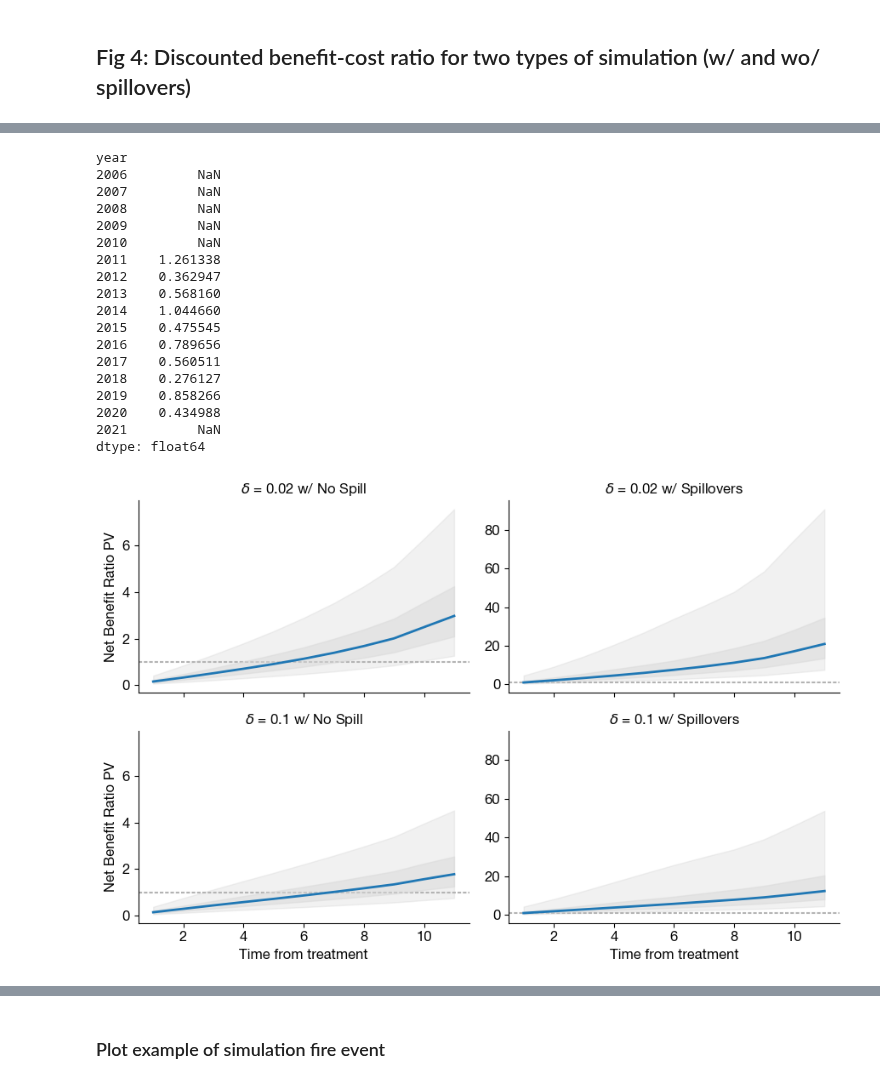
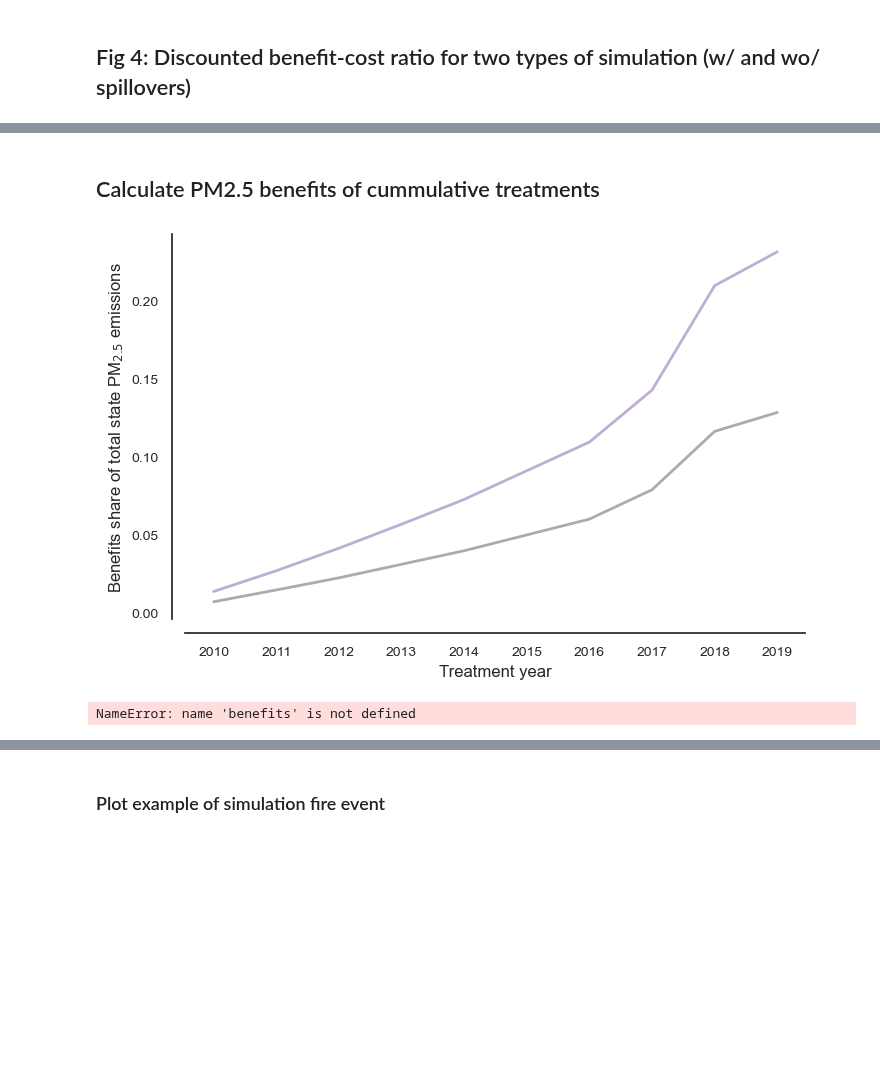
Before and after one commit to echolab-stanford/prescribed_fires, a Jupyter notebook: analysis/simulation_replication.ipynb, the cells around one changed output, grey strips where cells are left out. Saved outputs shown, nothing was run; the diff lists cells and outputs as text; code cells hidden in the pictures; blank space fills up the shorter version.

```diff
--- a/analysis/simulation_replication.ipynb
+++ b/analysis/simulation_replication.ipynb
@@ -683,23 +624,2 @@ dtype: float64
-# %%
-sims.groupby(["year"]).preds_sim_pm.mean() / smoke_linked.groupby(
-    ["year"]
-).sum_contrib.mean()
-# %% [output]
-year
-2006         NaN
-2007         NaN
-2008         NaN
-2009         NaN
-2010         NaN
-2011    1.261338
-2012    0.362947
-2013    0.568160
-2014    1.044660
-2015    0.475545
-2016    0.789656
-2017    0.560511
-2018    0.276127
-2019    0.858266
-2020    0.434988
-2021         NaN
-dtype: float64
+# %% [markdown]
+## Calculate PM2.5 benefits of cummulative treatments
@@ -706,3 +715,42 @@ dtype: float64
+# %%
+# Plot the total number of grids burned per year
+sns.set_theme(style="white")
+
+merged_df = pd.concat([spills_merged_df, nospills_merged_df])
+
+fig, ax = plt.subplots(figsize=(8, 5))
+
+sns.lineplot(
+    data=merged_df,
+    x="year_treat",
+    y="ratio",
+    hue="type_rx",
+    linewidth=2,
+    palette=["#ababab", "#beaed4"],
+    legend=False,
+    ax=ax,
+)
+
+
+# Add all years to the x-axis
+ax.set_xticks(np.arange(2010, 2020, 1))
+ax.set_xticklabels(np.arange(2010, 2020, 1), rotation=45)
+
+template_plots(
+    ax,
+    xlab="Treatment year",
+    ylab="Benefits share of total state PM$_{2.5}$ emissions",
+)
+
+# Save the plot as a PDF
+plt.savefig(
+    "../figs/benefits_share_pm_emissions.pdf",
+    bbox_inches="tight",
+    dpi=300,
+    transparent=True,
+)
+# %% [output]
+[figure, added]
 # %%
 # remove weird ratios
 benefits = benefits.dropna()
@@ -712,13 +760,13 @@ deltas = [0.02, 0.1]
 benefits = benefits[benefits.discount_rate.isin(deltas)]
 
 mean_benefits = (
-    benefits.groupby(["lag", "discount_rate", "treatment"])
+    benefits.groupby(["lag", "discount_rate", "treatment", "n_treats"])
     .ratio.median()
     .reset_index()
 )
 
 g = sns.relplot(
-    data=mean_benefits,
+    data=mean_benefits[mean_benefits.n_treats.isin([4000, 1000])],
     x="lag",
     y="ratio",
     row="discount_rate",
@@ -812,4 +860,4 @@ plt.tight_layout()
 #     transparent=True,
 # )
 # %% [output]
-[figure, removed]
+NameError: name 'benefits' is not defined
```
Also changed, not shown: parts of 34 cells of this notebook, 2 other files.
